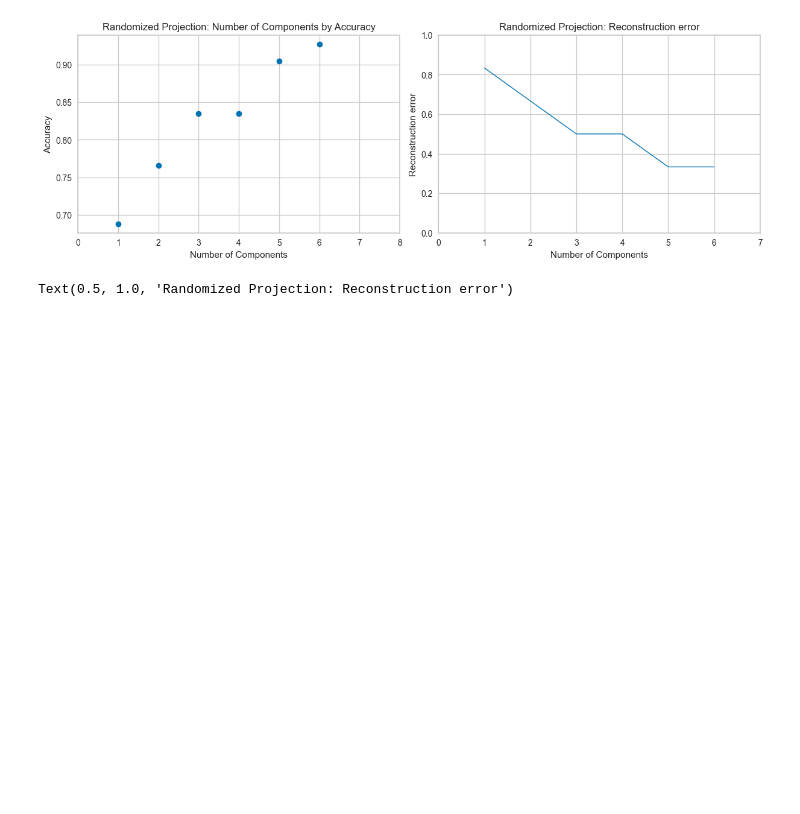
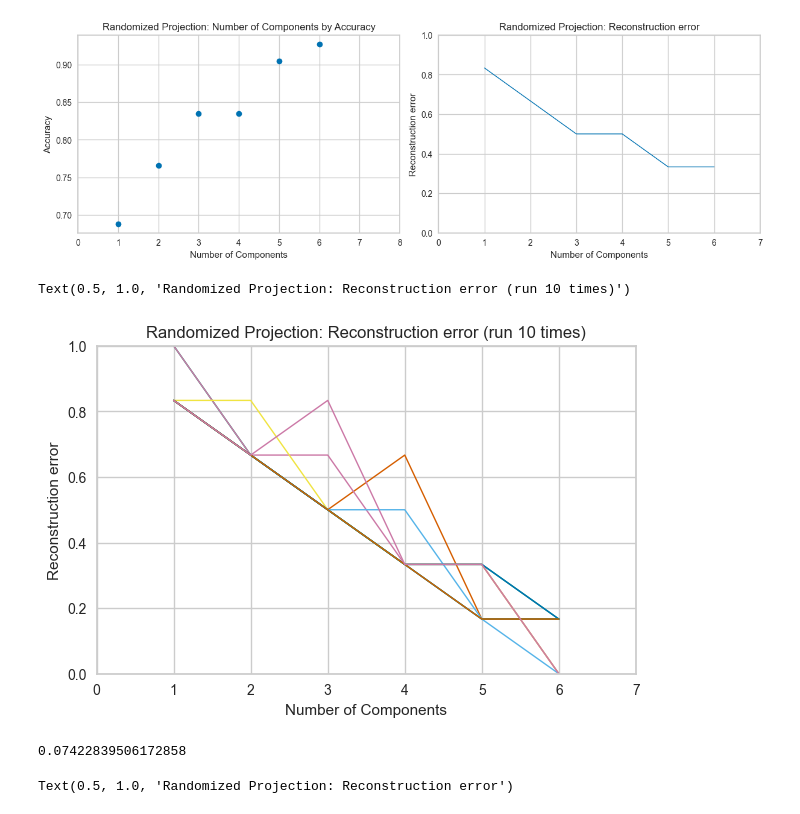
Before and after one commit to fonylew/machine-learning, a Jupyter notebook: unsupervised_learning/car_clustering.ipynb, the cells around one changed output. Cells and saved outputs as stored; diff of their text form; code cells hidden in the pictures; blank space fills up the shorter version.

```diff
--- a/unsupervised_learning/car_clustering.ipynb
+++ b/unsupervised_learning/car_clustering.ipynb
@@ -447,6 +447,35 @@ axs[1].set_title('Randomized Projection: Reconstruction error')
 # %% [output]
 Text(0.5, 1.0, 'Randomized Projection: Reconstruction error')
 [figure]
+# %%
+rrp_losses=[]
+rrp_losses_list=[]
+rrp_accs = []
+
+fig, axs = plt.subplots(1 , 1,figsize=(6, 4), constrained_layout=True,)
+
+for j in range(10):
+    rrp_losses=[]
+    for i in range(1,7):
+        random_projection = SparseRandomProjection(n_components=i, compute_inverse_components=True)
+        reduced_data = random_projection.fit_transform(x)
+        reconstructed= random_projection.inverse_transform(reduced_data)
+        error = metrics.mean_squared_error(x, reconstructed)
+        rrp_losses.append(error)
+    rrp_losses_list.append(rrp_losses)
+    axs.plot(range(1,7),rrp_losses, linewidth= 1)
+axs.set_ylabel('Reconstruction error')
+axs.set_xlabel('Number of Components')
+axs.set_xlim(0,7)
+axs.set_ylim(0,1)
+axs.set_title('Randomized Projection: Reconstruction error (run 10 times)')
+# %% [output]
+Text(0.5, 1.0, 'Randomized Projection: Reconstruction error (run 10 times)')
+[figure, added]
+# %%
+np.var(rrp_losses_list)
+# %% [output]
+0.07422839506172858
 # %%
 from sklearn.random_projection import GaussianRandomProjection
 
```
Also changed, not shown: parts of 5 cells of this notebook, 1 other file.
